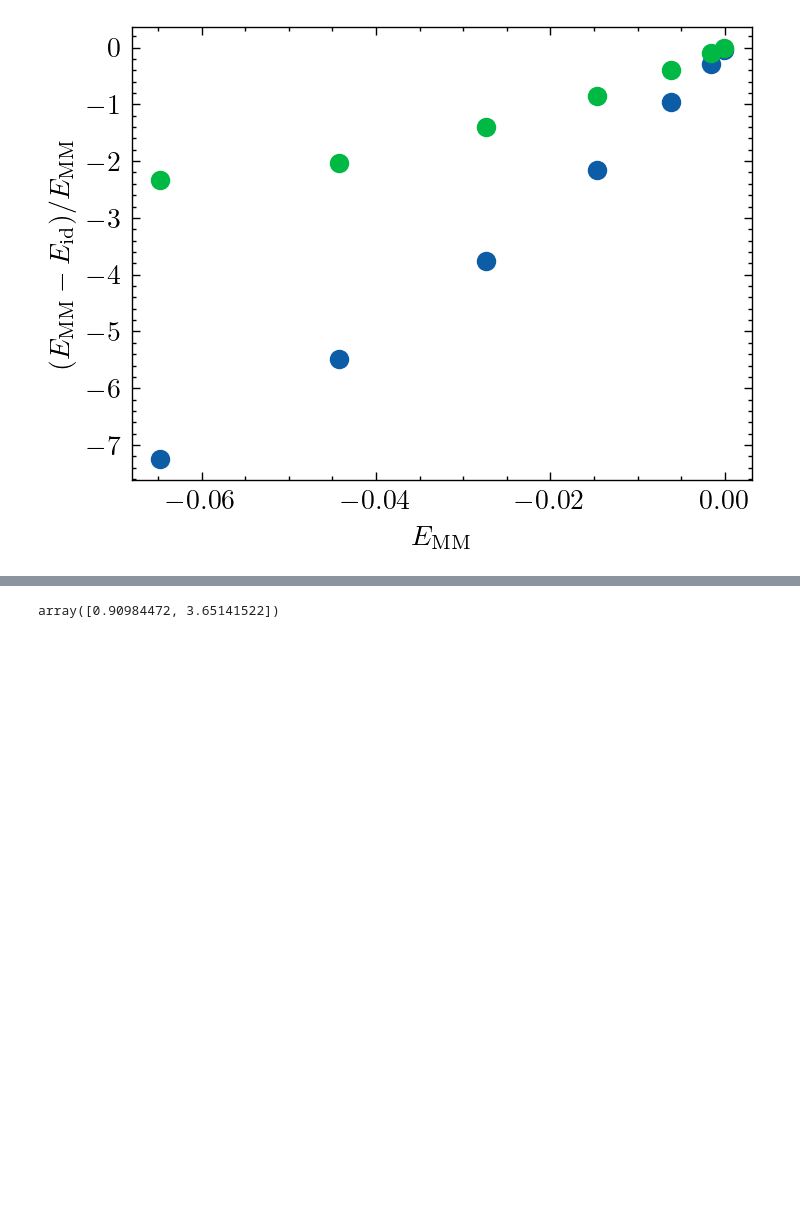
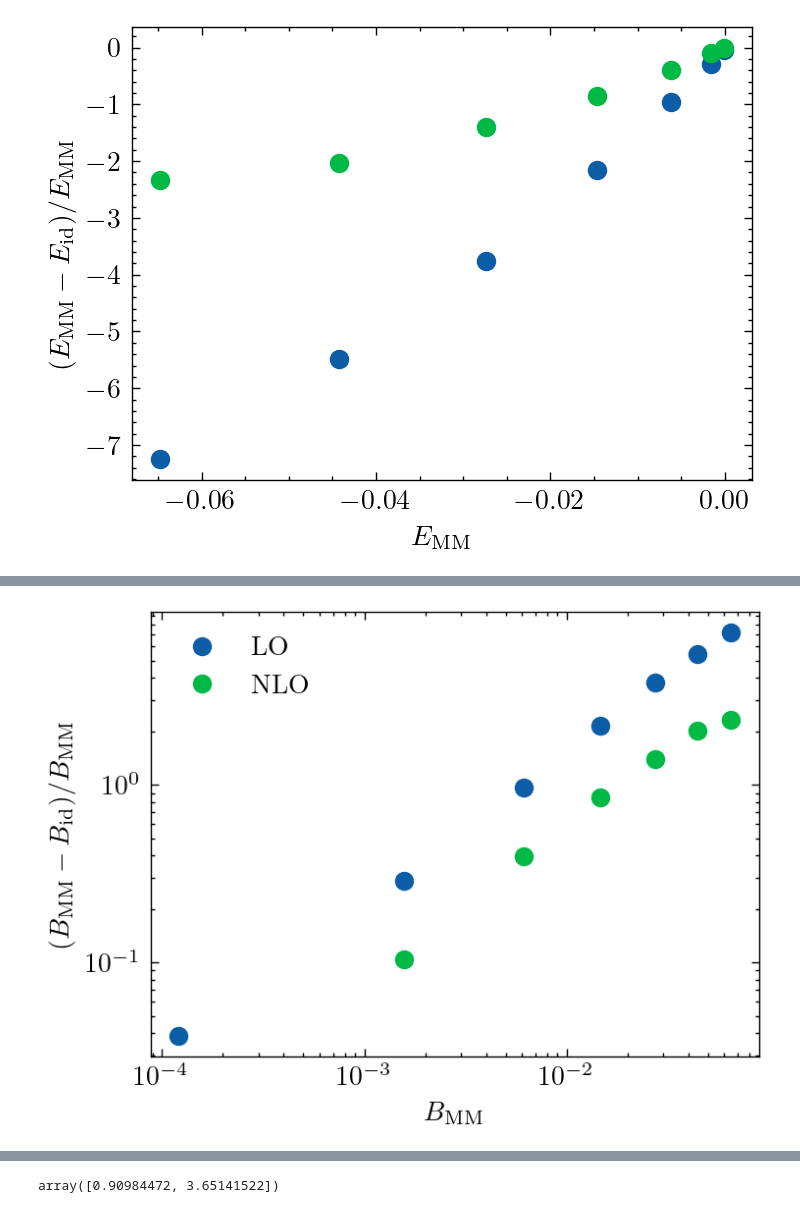
Before and after one commit to odell/induced-dipole-eft, a Jupyter notebook: Error Comparison.ipynb, the cells around one changed output, grey strips where cells are left out. Saved outputs shown, nothing was run; the diff lists cells and outputs as text; code cells hidden in the pictures; blank space fills up the shorter version.

```diff
--- a/Error Comparison.ipynb
+++ b/Error Comparison.ipynb
@@ -98,3 +153,16 @@ ax.set_ylabel(r'$(B_{\rm MM} - B_{\rm id})/B_{\rm MM}$');
+# %%
+fig, ax = plt.subplots(figsize=(4, 3), dpi=200)
+fig.patch.set_facecolor('white')
+
+ax.loglog(np.abs(mm), np.abs((mm - lo_asymp)/mm), marker='o', linestyle='', label='LO')
+ax.loglog(np.abs(mm[:-1]), np.abs((mm[:-1] - nlo_asymp[:-1])/mm[:-1]), marker='o', linestyle='', label='NLO')
+# ax.axvline(-1/(2*const.MU*5**2))
+
+ax.legend()
+ax.set_xlabel(r'$B_{\rm MM}$')
+ax.set_ylabel(r'$(B_{\rm MM} - B_{\rm id})/B_{\rm MM}$');
+# %% [output]
+[figure, added]
 # %%
 par_lo, cov_lo = optimize.curve_fit(lambda x, m, b: m*x+b,
                                     np.log(np.abs(mm)),
```
Also changed, not shown: parts of 5 cells of this notebook, 21 other files.
